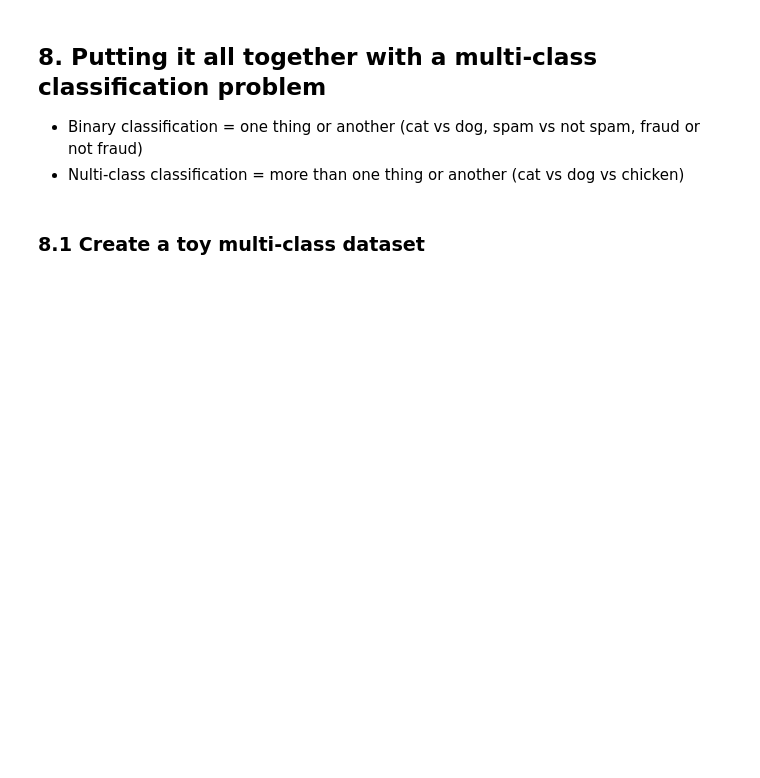
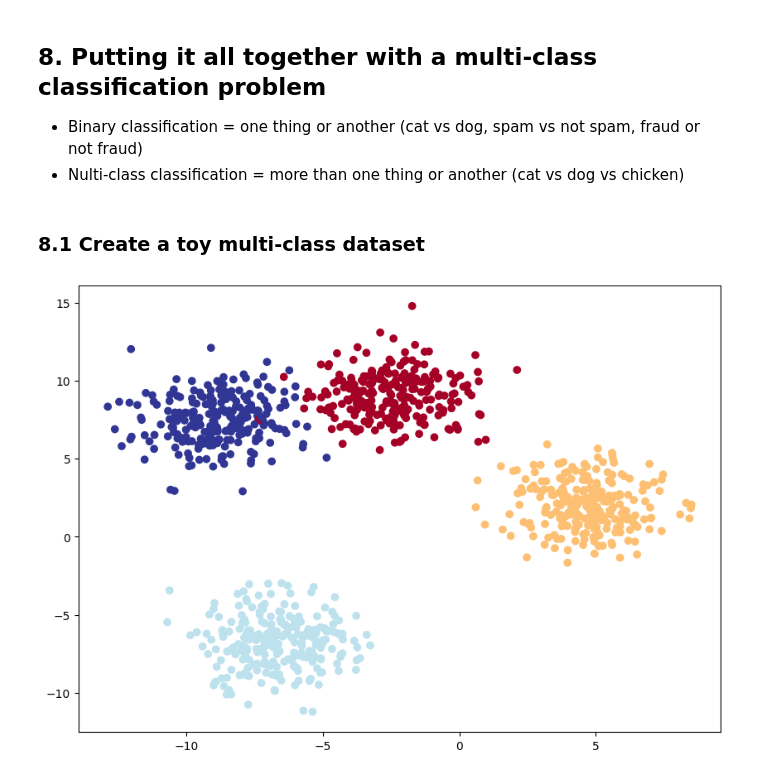
Before and after one commit to end-9214/codespaces-jupyter-Machine-learning-Beginner, a Jupyter notebook: notebooks/02_pytorch_classification.ipynb, the cells around one changed output. Drawn from its saved outputs; the diff is of its cells as text; code cells hidden in the pictures; blank space fills up the shorter version.

```diff
--- a/notebooks/02_pytorch_classification.ipynb
+++ b/notebooks/02_pytorch_classification.ipynb
@@ -960,31 +960,33 @@ plt.plot(sigmoid(A))
 import torch
 from torch import nn
 import matplotlib.pyplot as plt
 from sklearn.datasets import make_blobs
 from sklearn.model_selection import train_test_split
 
 # set the hyperparameters for the data creation
 NUM_CLASSES = 4
 NUM_FEATURES = 2
 RANDOM_SEED = 42
 
 # create multi-class data
 X_blob, y_blob = make_blobs(n_samples=1000,
                             n_features=NUM_FEATURES,
                             centers=NUM_CLASSES,
-                            center_std=1.5,
+                            cluster_std=1.5,
                             random_state=RANDOM_SEED)
 
 # 2. turn data into tensors
 X_blob = torch.from_numpy(X_blob).type(torch.float)
 y_blob = torch.from_numpy(y_blob).type(torch.float) # long is another name for float
 
 # 3. split data into train and test sets
 X_blob_train, X_blob_test, y_blob_train, y_blob_test = train_test_split(X_blob,
                                                                         y_blob,
                                                                         test_size=0.2,
                                                                         random_state=RANDOM_SEED)
 
 # 4. plot the data
 plt.figure(figsize=(10,7))
 plt.scatter(X_blob[:,0], X_blob[:,1], c=y_blob, cmap=plt.cm.RdYlBu);
+# %% [output]
+[figure, added]
```
Also changed, not shown: parts of 8 cells of this notebook.
